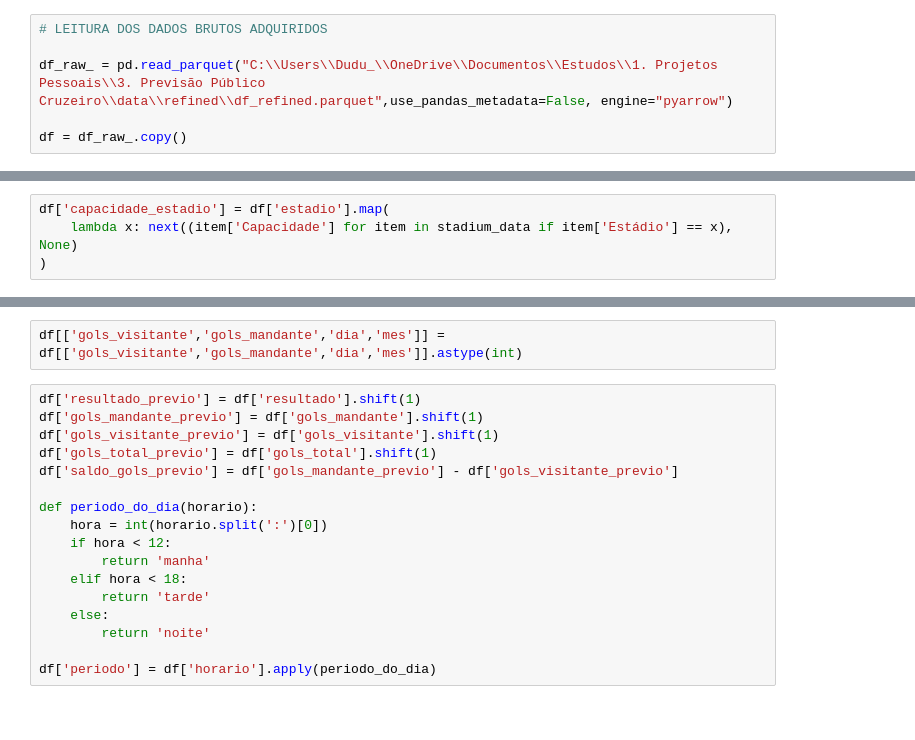
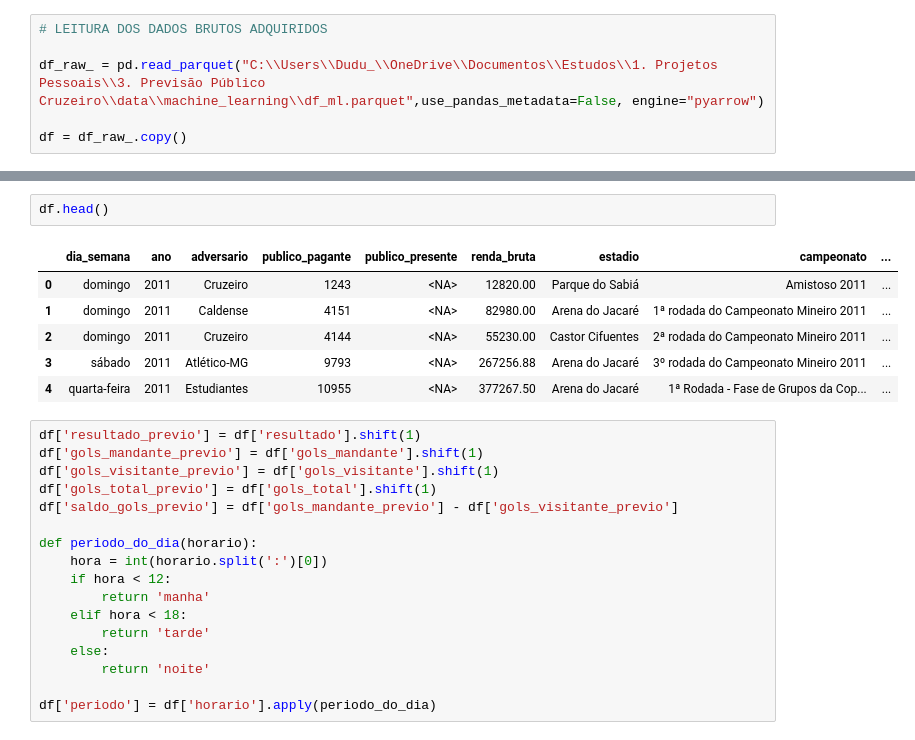
Before and after one commit to dudumlc/Public-Prediction, a Jupyter notebook: notebooks/01.eda.ipynb, the cells around one changed output, grey strips where cells are left out. Saved outputs shown, nothing was run; the diff lists cells and outputs as text.

```diff
--- a/notebooks/01.eda.ipynb
+++ b/notebooks/01.eda.ipynb
@@ -8,6 +10,6 @@ pd.options.display.max_columns = 999
 # %%
 # LEITURA DOS DADOS BRUTOS ADQUIRIDOS
 
-df_raw_ = pd.read_parquet("C:\\Users\\Dudu_\\OneDrive\\Documentos\\Estudos\\1. Projetos Pessoais\\3. Previsão Público Cruzeiro\\data\\refined\\df_refined.parquet",use_pandas_metadata=False, engine="pyarrow")
+df_raw_ = pd.read_parquet("C:\\Users\\Dudu_\\OneDrive\\Documentos\\Estudos\\1. Projetos Pessoais\\3. Previsão Público Cruzeiro\\data\\machine_learning\\df_ml.parquet",use_pandas_metadata=False, engine="pyarrow")
 
 df = df_raw_.copy()
@@ -35,4 +15,0 @@ stadium_data = [
-# %%
-df['capacidade_estadio'] = df['estadio'].map(
-    lambda x: next((item['Capacidade'] for item in stadium_data if item['Estádio'] == x), None)
-)
@@ -116,5 +16,12 @@ dtype: int64
-# %%
-df[['gols_visitante','gols_mandante','dia','mes']] = df[['gols_visitante','gols_mandante','dia','mes']].astype(int)
+# %%
+df.head()
+# %% [output]
+|  | dia_semana | ano | adversario | publico_pagante | publico_presente | renda_bruta | estadio | campeonato | ... |
+| 0 | domingo | 2011 | Cruzeiro | 1243 | <NA> | 12820.00 | Parque do Sabiá | Amistoso 2011 | ... |
+| 1 | domingo | 2011 | Caldense | 4151 | <NA> | 82980.00 | Arena do Jacaré | 1ª rodada do Campeonato Mineiro 2011 | ... |
+| 2 | domingo | 2011 | Cruzeiro | 4144 | <NA> | 55230.00 | Castor Cifuentes | 2ª rodada do Campeonato Mineiro 2011 | ... |
+| 3 | sábado | 2011 | Atlético-MG | 9793 | <NA> | 267256.88 | Arena do Jacaré | 3º rodada do Campeonato Mineiro 2011 | ... |
+| 4 | quarta-feira | 2011 | Estudiantes | 10955 | <NA> | 377267.50 | Arena do Jacaré | 1ª Rodada - Fase de Grupos da Cop... | ... |
 # %%
 df['resultado_previo'] = df['resultado'].shift(1)
 df['gols_mandante_previo'] = df['gols_mandante'].shift(1)
```
Also changed, not shown: parts of 21 cells of this notebook, 11 other files.
